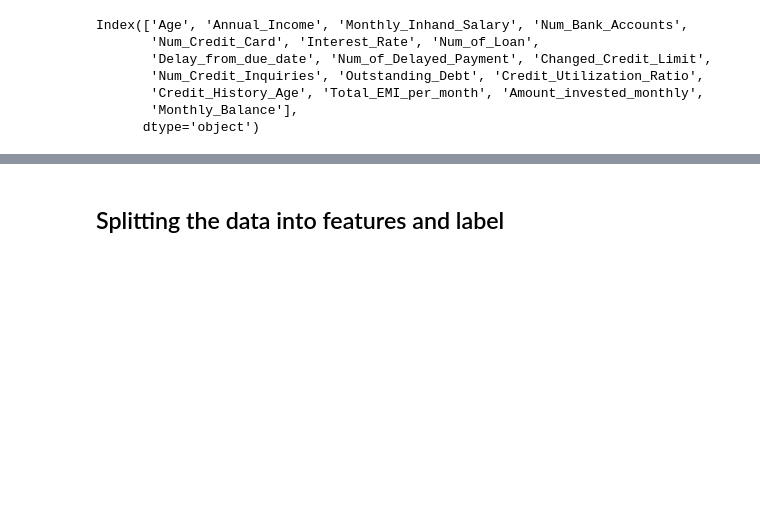
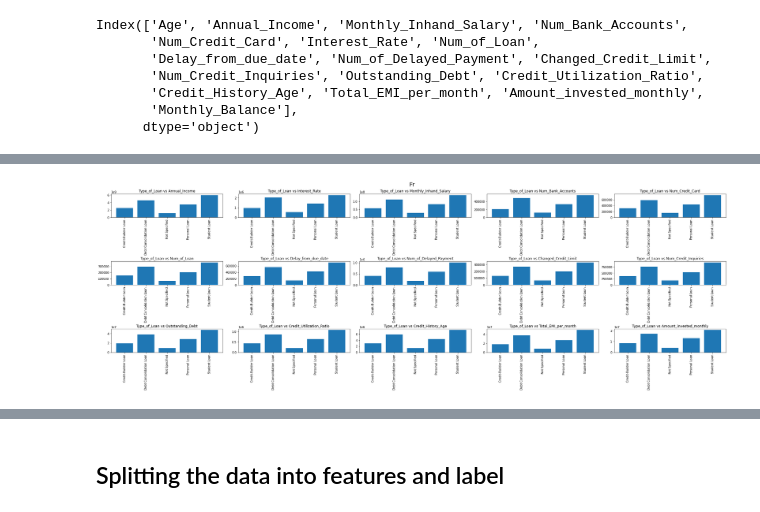
Before and after one commit to sheunq/Credit-Score, a Jupyter notebook: credit-score-with-stacking-classifier-ensembles.ipynb, the cells around one changed output, grey strips where cells are left out. Saved outputs shown, nothing was run; the diff lists cells and outputs as text; code cells hidden in the pictures; blank space fills up the shorter version.

```diff
--- a/credit-score-with-stacking-classifier-ensembles.ipynb
+++ b/credit-score-with-stacking-classifier-ensembles.ipynb
@@ -715,0 +787,4 @@ Name: Annual_Income, dtype: float64
+# %%
+multi_plot('Type_of_Loan')
+# %% [output]
+[figure, added]
```
Also changed, not shown: parts of 24 cells of this notebook.
